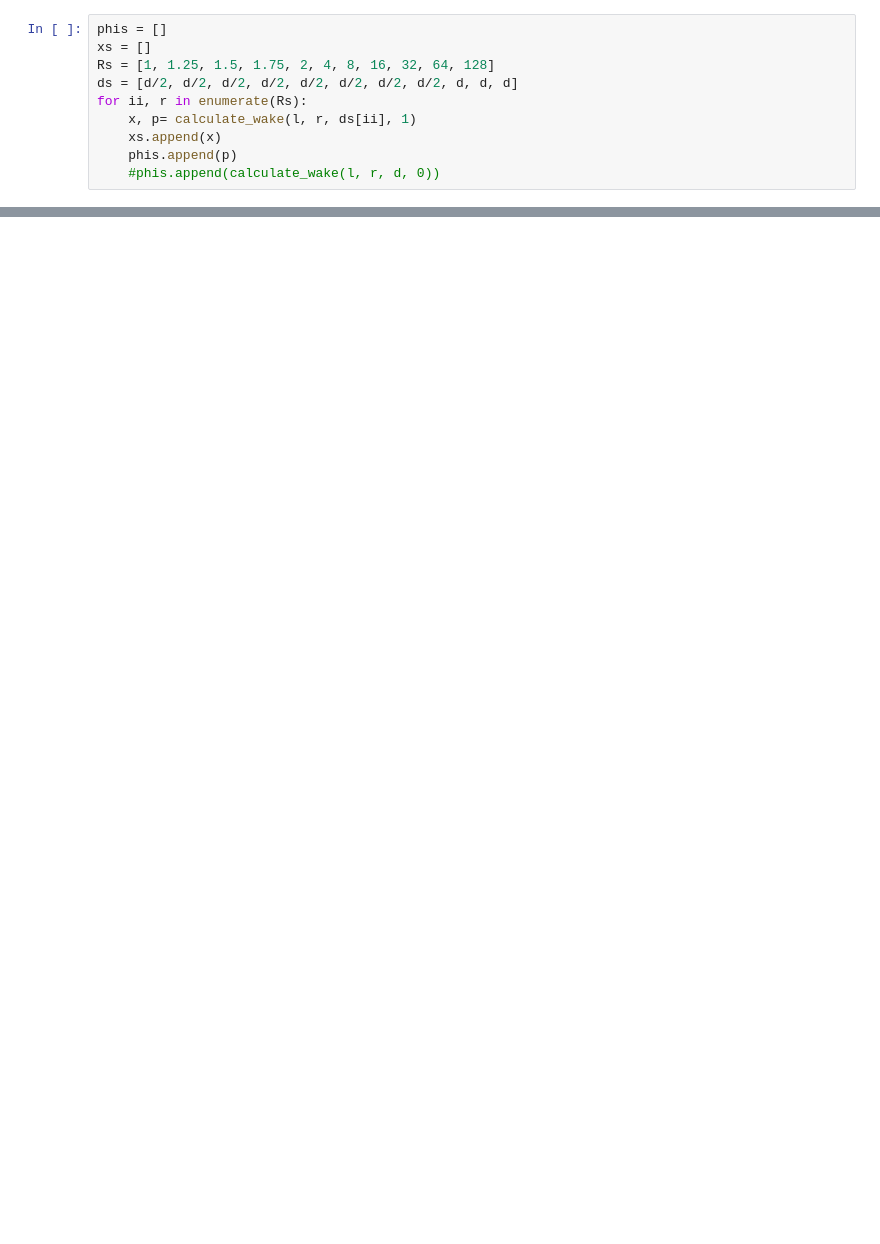
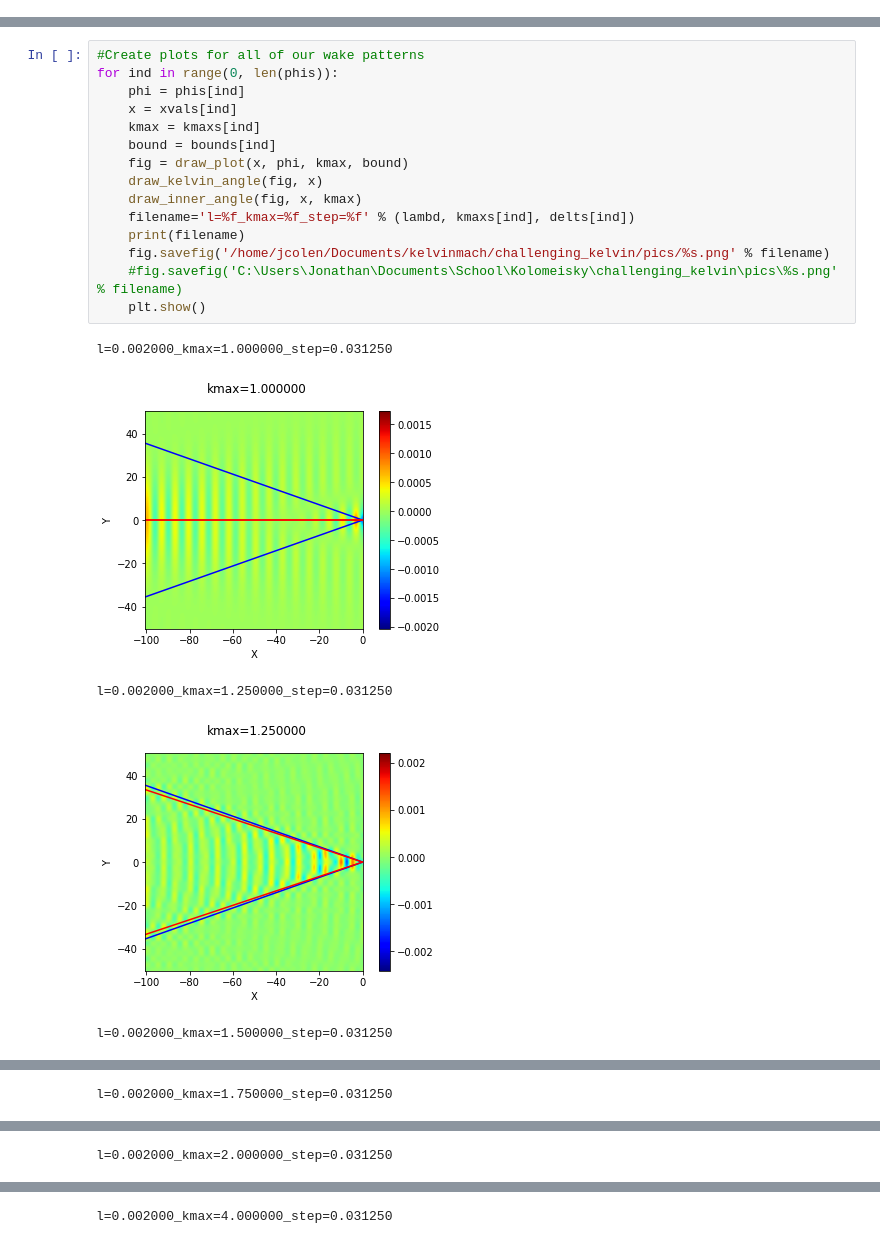
Before and after one commit to jcolen/kelvinmach, a Jupyter notebook: challenging_kelvin/Image Experimentation.ipynb, the cells around one changed output, grey strips where cells are left out. Cells and saved outputs as stored; diff of their text form; blank space fills up the shorter version.

```diff
--- a/challenging_kelvin/Image Experimentation.ipynb
+++ b/challenging_kelvin/Image Experimentation.ipynb
@@ -8,10 +10,0 @@ d, l = 0.0625, 0.002
-# %%
-phis = []
-xs = []
-Rs = [1, 1.25, 1.5, 1.75, 2, 4, 8, 16, 32, 64, 128]
-ds = [d/2, d/2, d/2, d/2, d/2, d/2, d/2, d/2, d, d, d]
-for ii, r in enumerate(Rs):
-    x, p= calculate_wake(l, r, ds[ii], 1)
-    xs.append(x)
-    phis.append(p)
-    #phis.append(calculate_wake(l, r, d, 0))
@@ -95,0 +124,21 @@ plt.show()
+# %%
+#Create plots for all of our wake patterns
+for ind in range(0, len(phis)):
+    phi = phis[ind]
+    x = xvals[ind]
+    kmax = kmaxs[ind]
+    bound = bounds[ind]
+    fig = draw_plot(x, phi, kmax, bound)
+    draw_kelvin_angle(fig, x)
+    draw_inner_angle(fig, x, kmax)
+    filename='l=%f_kmax=%f_step=%f' % (lambd, kmaxs[ind], delts[ind])
+    print(filename)
+    fig.savefig('/home/jcolen/Documents/kelvinmach/challenging_kelvin/pics/%s.png' % filename)
+    #fig.savefig('C:\Users\Jonathan\Documents\School\Kolomeisky\challenging_kelvin\pics\%s.png' % filename)
+    plt.show()
+# %% [output]
+l=0.002000_kmax=1.000000_step=0.031250
+[figure, added]
+l=0.002000_kmax=1.250000_step=0.031250
+[figure, added]
+l=0.002000_kmax=1.500000_step=0.031250
@@ -95,0 +146 @@ plt.show()
+l=0.002000_kmax=1.750000_step=0.031250
@@ -95,0 +148 @@ plt.show()
+l=0.002000_kmax=2.000000_step=0.031250
@@ -95,0 +150 @@ plt.show()
+l=0.002000_kmax=4.000000_step=0.031250
```
Also changed, not shown: parts of 14 cells of this notebook, 22 other files.
